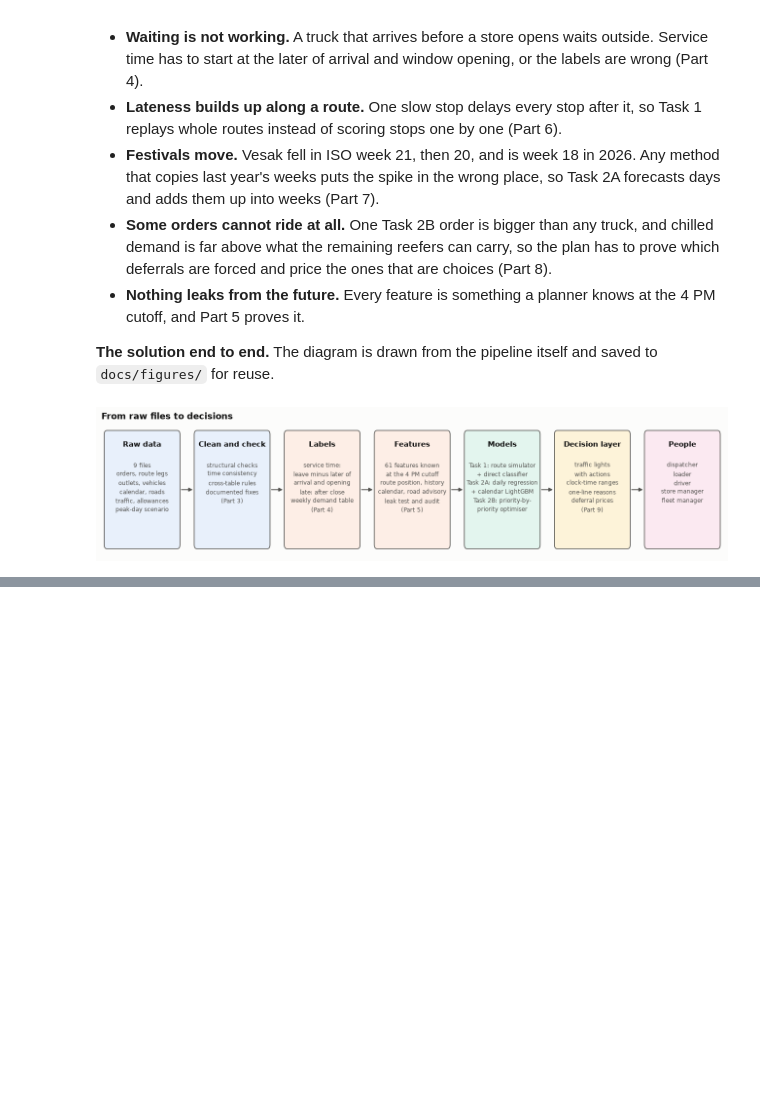
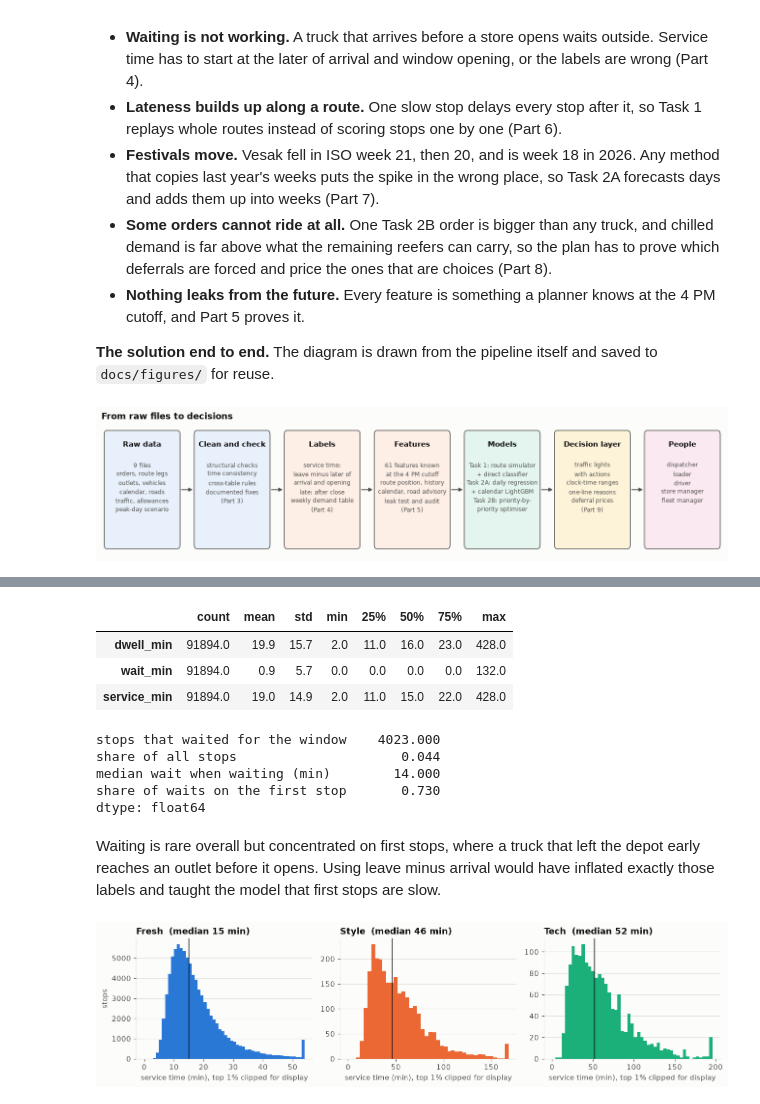
Before and after one commit to sameera-ekanayaka/Xora_Datathon, a Jupyter notebook: Xora_FinalNotebook.ipynb, the cells around one changed output, grey strips where cells are left out. Drawn from its saved outputs; the diff is of its cells as text; code cells hidden in the pictures; blank space fills up the shorter version.

```diff
--- a/Xora_FinalNotebook.ipynb
+++ b/Xora_FinalNotebook.ipynb
@@ -134,0 +903,6 @@ plt.show()
+# %%
+orders = load_processed("orders")
+legs = load_processed("legs")
+outlets = load_processed("outlets")
+calendar = load_processed("calendar")
+allowance = load_processed("service_allowance")
@@ -134,0 +913,14 @@ plt.show()
+# %%
+LEG_COLS = [
+    "route_id", "seq", "leg_id", "date", "from_point", "distance_km", "dow", "monsoon",
+    "planned_depart_time_min", "planned_travel_duration_min", "planned_arrival_time_min",
+    "actual_depart_time_min", "actual_travel_duration_min", "arrival_time_min", "leave_outlet_time_min",
+]
+
+dispatched = orders[orders.route_id.notna()]
+stops = dispatched.merge(
+    legs[LEG_COLS], left_on=["route_id", "seq_in_route"], right_on=["route_id", "seq"],
+    how="left", validate="one_to_one",
+).merge(outlets[["outlet_id", "dock_type", "parking_constraint"]], on="outlet_id", how="left", validate="many_to_one")
+
+stops.groupby("split").size().rename("stops").to_frame()
@@ -134,0 +944,45 @@ plt.show()
+# %%
+train = stops.split == "train"
+
+service_start = np.maximum(stops.arrival_time_min, stops.window_open_time_min)
+stops["wait_min"] = (service_start - stops.arrival_time_min).where(train)
+stops["service_min"] = (stops.leave_outlet_time_min - service_start).where(train)
+stops["dwell_min"] = (stops.leave_outlet_time_min - stops.arrival_time_min).where(train)
+
+stops.loc[train, ["dwell_min", "wait_min", "service_min"]].describe().round(1).T
+# %% [output]
+|  | count | mean | std | min | 25% | 50% | 75% | max |
+| dwell_min | 91894.0 | 19.9 | 15.7 | 2.0 | 11.0 | 16.0 | 23.0 | 428.0 |
+| wait_min | 91894.0 | 0.9 | 5.7 | 0.0 | 0.0 | 0.0 | 0.0 | 132.0 |
+| service_min | 91894.0 | 19.0 | 14.9 | 2.0 | 11.0 | 15.0 | 22.0 | 428.0 |
+# %%
+waited = stops.loc[train & (stops.wait_min > 0)]
+pd.Series({
+    "stops that waited for the window": len(waited),
+    "share of all stops": round(len(waited) / train.sum(), 3),
+    "median wait when waiting (min)": waited.wait_min.median(),
+    "share of waits on the first stop": round((waited.seq == 0).mean(), 3),
+})
+# %% [output]
+stops that waited for the window    4023.000
+share of all stops                     0.044
+median wait when waiting (min)        14.000
+share of waits on the first stop       0.730
+dtype: float64
+# %% [markdown]
+Waiting is rare overall but concentrated on first stops, where a truck that left the depot early reaches an outlet before it opens. Using leave minus arrival would have inflated exactly those labels and taught the model that first stops are slow.
+# %%
+fig, axes = plt.subplots(1, 3, figsize=(12, 3.2))
+for ax, brand, color in zip(axes, ["Fresh", "Style", "Tech"], SERIES):
+    s = stops.loc[train & (stops.brand == brand), "service_min"]
+    cap = s.quantile(0.99)
+    width = 1 if brand == "Fresh" else 4  # times are whole minutes, so bins must be too
+    ax.hist(s.clip(upper=cap), bins=np.arange(0, cap + width, width), color=color)
+    ax.axvline(s.median(), color="#0b0b0b", linewidth=1)
+    ax.set_title(f"{brand}  (median {s.median():.0f} min)")
+    ax.set_xlabel("service time (min), top 1% clipped for display")
+axes[0].set_ylabel("stops")
+plt.tight_layout()
+plt.show()
+# %% [output]
+[figure, added]
```
Also changed, not shown: parts of 123 cells of this notebook.
